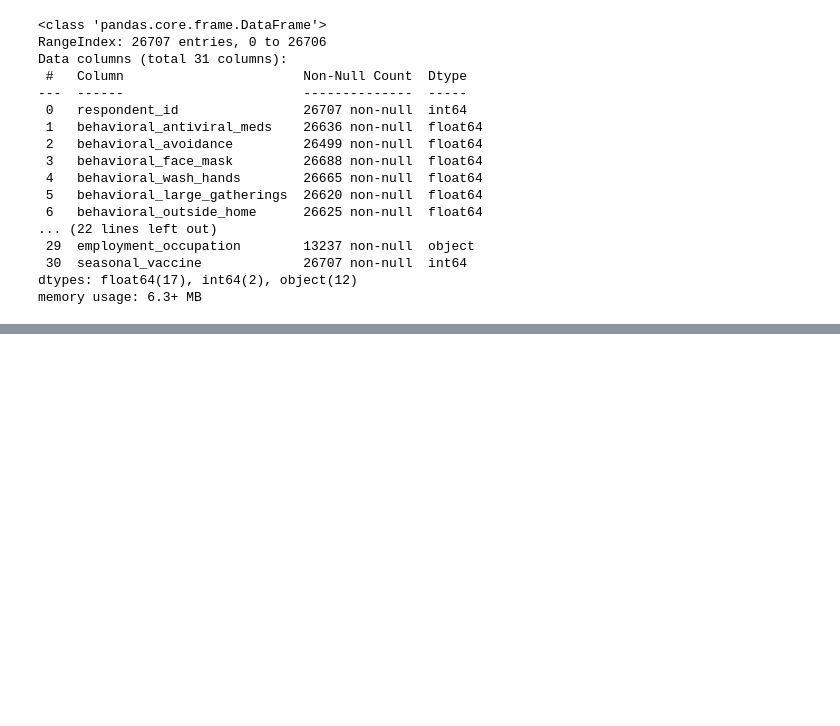
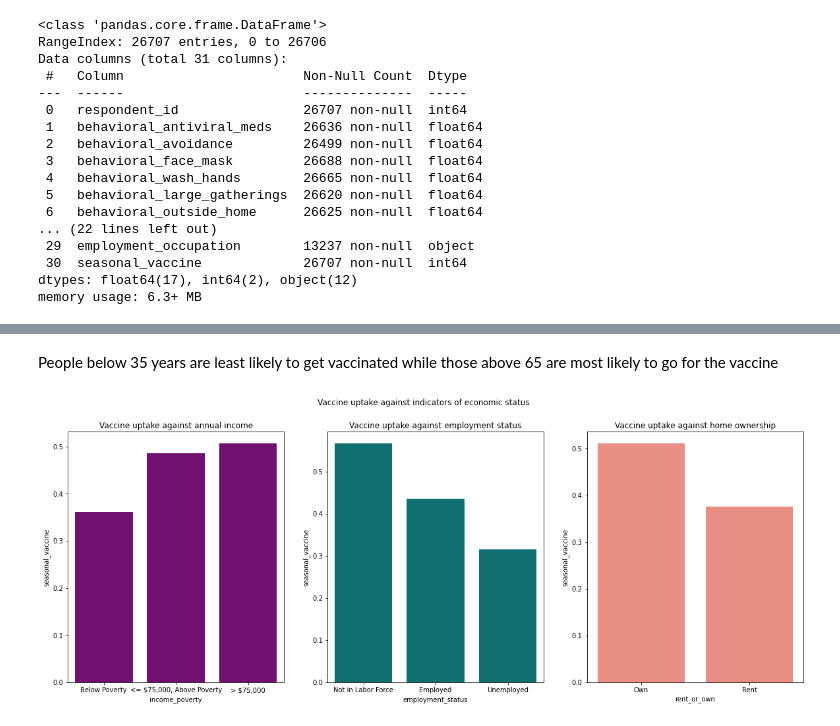
Before and after one commit to DaveyMburu/predicting-vaccine-uptake-using-behavioral-and-background-data, a Jupyter notebook: index.ipynb, the cells around one changed output, grey strips where cells are left out. Drawn from its saved outputs; the diff is of its cells as text; code cells hidden in the pictures; blank space fills up the shorter version.

```diff
--- a/index.ipynb
+++ b/index.ipynb
@@ -260,0 +309,18 @@ memory usage: 6.3+ MB
+# %% [markdown]
+People below 35 years are least likely to get vaccinated while those above 65 are most likely to go for the vaccine
+# %%
+# Show how economic status affects vaccine uptake
+
+fig, axes = plt.subplots(nrows = 1, ncols = 3, figsize = (20, 7))
+fig.suptitle('Vaccine uptake against indicators of economic status')
+
+sns.barplot(data = seasonal_flu_df, x = 'income_poverty', y = 'seasonal_vaccine', ci = None, color = 'Purple', ax = axes[0])
+axes[0].set_title('Vaccine uptake against annual income')
+
+sns.barplot(data = seasonal_flu_df, x = 'employment_status', y = 'seasonal_vaccine', ci = None, color = 'Teal', ax = axes[1])
+axes[1].set_title('Vaccine uptake against employment status')
+
+sns.barplot(data = seasonal_flu_df, x = 'rent_or_own', y = 'seasonal_vaccine', ci = None, color = 'Salmon', ax = axes[2])
+axes[2].set_title('Vaccine uptake against home ownership');
+# %% [output]
+[figure, added]
```
Also changed, not shown: parts of 21 cells of this notebook, 1 other file.
